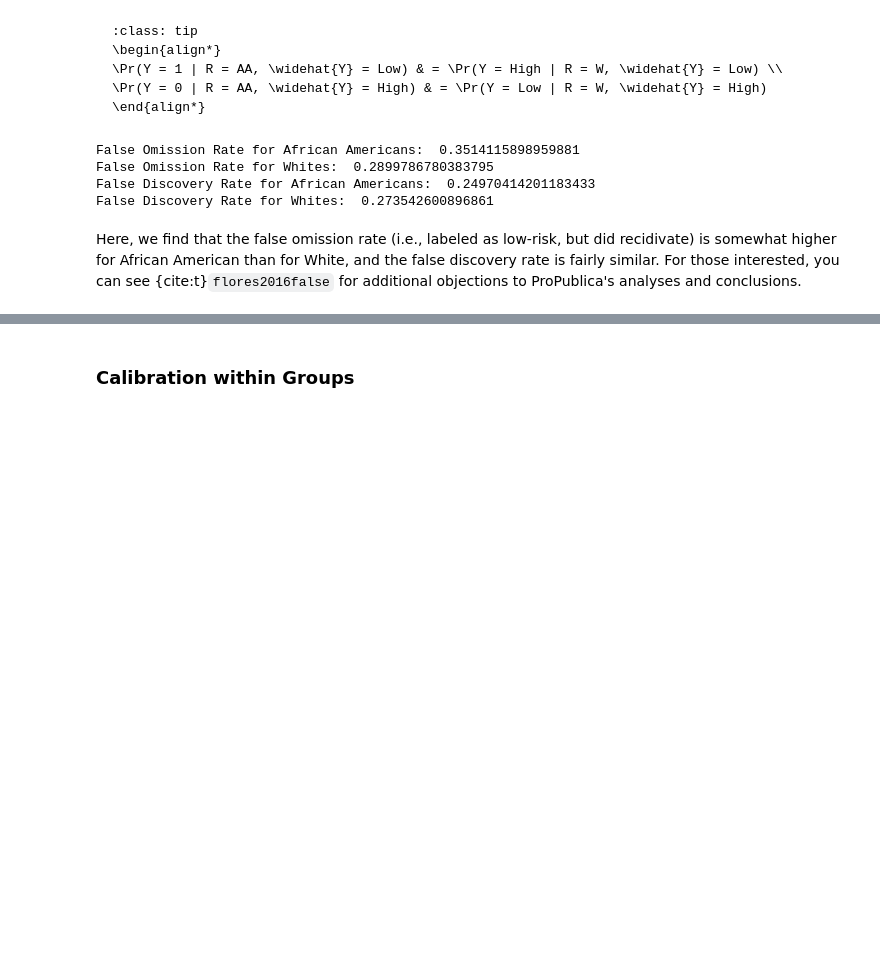
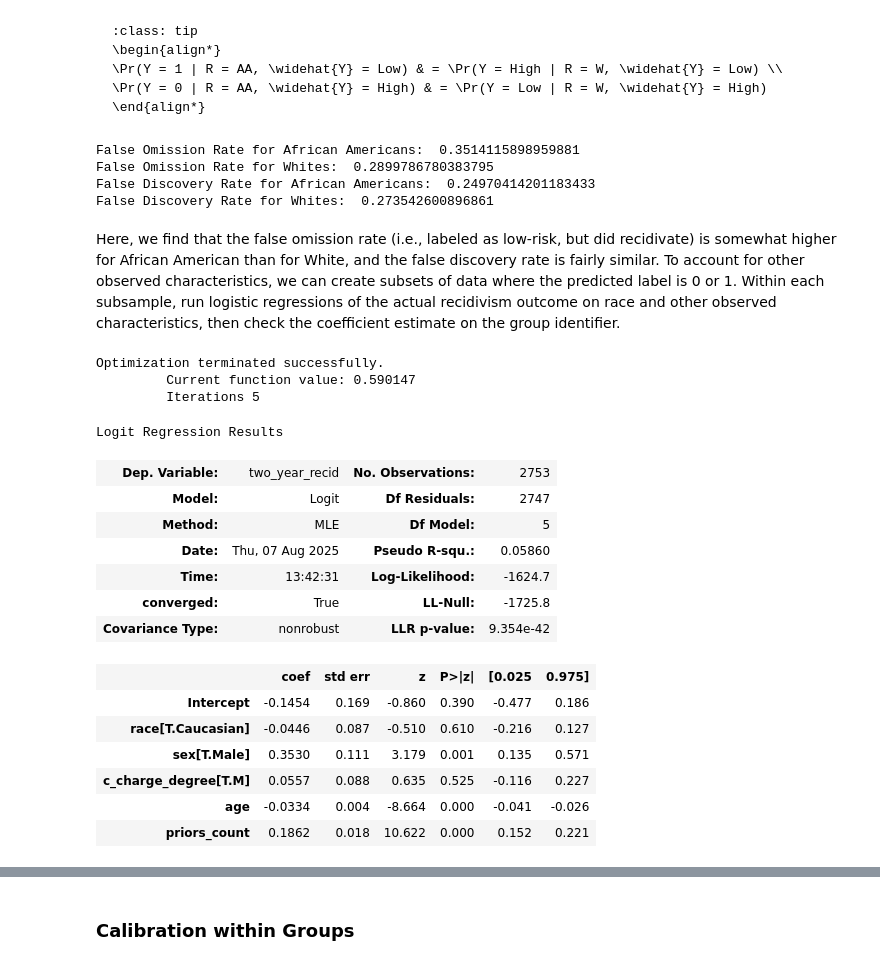
Before and after one commit to mochenyang/Responsible-AI, a Jupyter notebook: book/content/1-2-measure.ipynb, the cells around one changed output, grey strips where cells are left out. Cells and saved outputs as stored; diff of their text form; code cells hidden in the pictures; blank space fills up the shorter version.

```diff
--- a/book/content/1-2-measure.ipynb
+++ b/book/content/1-2-measure.ipynb
@@ -249,4 +278,31 @@ False Omission Rate for Whites:  0.2899786780383795
 False Discovery Rate for African Americans:  0.24970414201183433
 False Discovery Rate for Whites:  0.273542600896861
 # %% [markdown]
-Here, we find that the false omission rate (i.e., labeled as low-risk, but did recidivate) is somewhat higher for African American than for White, and the false discovery rate is fairly similar. For those interested, you can see {cite:t}`flores2016false` for additional objections to ProPublica's analyses and conclusions.
+Here, we find that the false omission rate (i.e., labeled as low-risk, but did recidivate) is somewhat higher for African American than for White, and the false discovery rate is fairly similar. To account for other observed characteristics, we can create subsets of data where the predicted label is 0 or 1. Within each subsample, run logistic regressions of the actual recidivism outcome on race and other observed characteristics, then check the coefficient estimate on the group identifier.
+# %%
+# create two subsamples, respectively for predicted label 0 and 1
+compas_pred_0 = compas_binary[compas_binary['score_text'] == 'Low']
+compas_pred_1 = compas_binary[compas_binary['score_text'] == 'High']
+# %%
+# regressions on precision of class 0
+model_pred_0 = smf.logit(formula = "two_year_recid ~ race + age + sex + priors_count + c_charge_degree", data = compas_pred_0).fit()
+model_pred_0.summary()
+# %% [output]
+Optimization terminated successfully.
+         Current function value: 0.590147
+         Iterations 5
+Logit Regression Results
+| Dep. Variable: | two_year_recid | No. Observations: | 2753 |
+| Model: | Logit | Df Residuals: | 2747 |
+| Method: | MLE | Df Model: | 5 |
+| Date: | Thu, 07 Aug 2025 | Pseudo R-squ.: | 0.05860 |
+| Time: | 13:42:31 | Log-Likelihood: | -1624.7 |
+| converged: | True | LL-Null: | -1725.8 |
+| Covariance Type: | nonrobust | LLR p-value: | 9.354e-42 |
+|  | coef | std err | z | P>|z| | [0.025 | 0.975] |
+| Intercept | -0.1454 | 0.169 | -0.860 | 0.390 | -0.477 | 0.186 |
+| race[T.Caucasian] | -0.0446 | 0.087 | -0.510 | 0.610 | -0.216 | 0.127 |
+| sex[T.Male] | 0.3530 | 0.111 | 3.179 | 0.001 | 0.135 | 0.571 |
+| c_charge_degree[T.M] | 0.0557 | 0.088 | 0.635 | 0.525 | -0.116 | 0.227 |
+| age | -0.0334 | 0.004 | -8.664 | 0.000 | -0.041 | -0.026 |
+| priors_count | 0.1862 | 0.018 | 10.622 | 0.000 | 0.152 | 0.221 |
```
Also changed, not shown: parts of 21 cells of this notebook, 2 other files.
